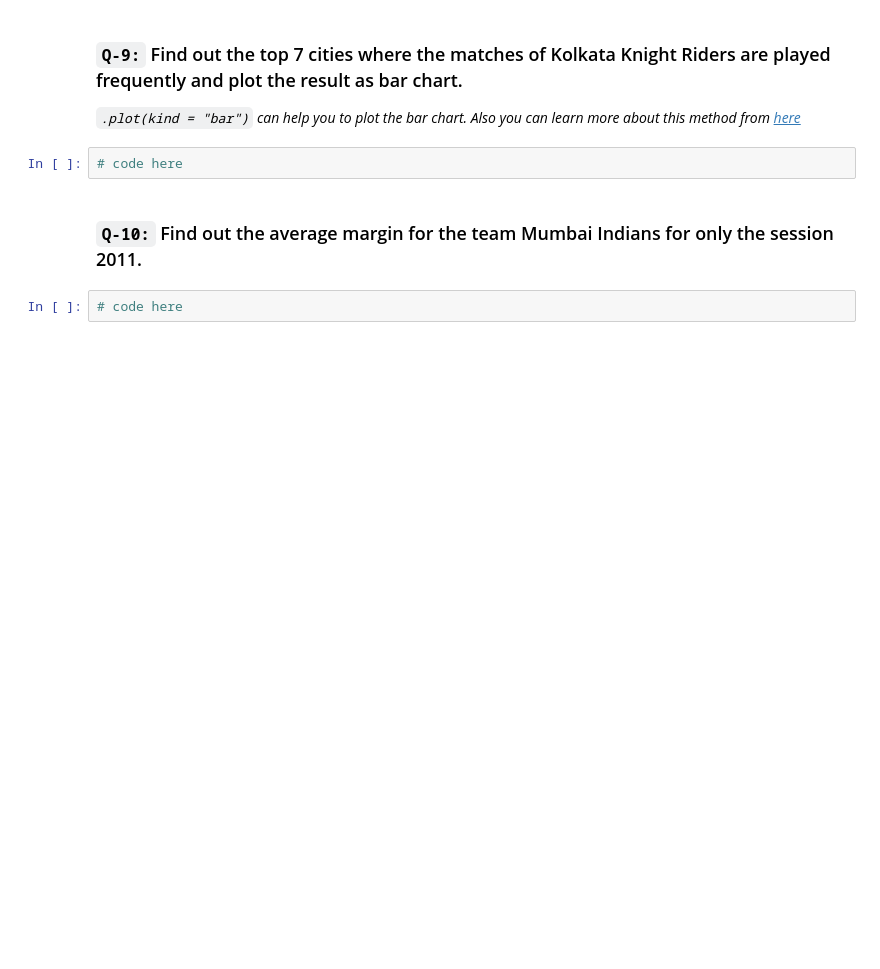
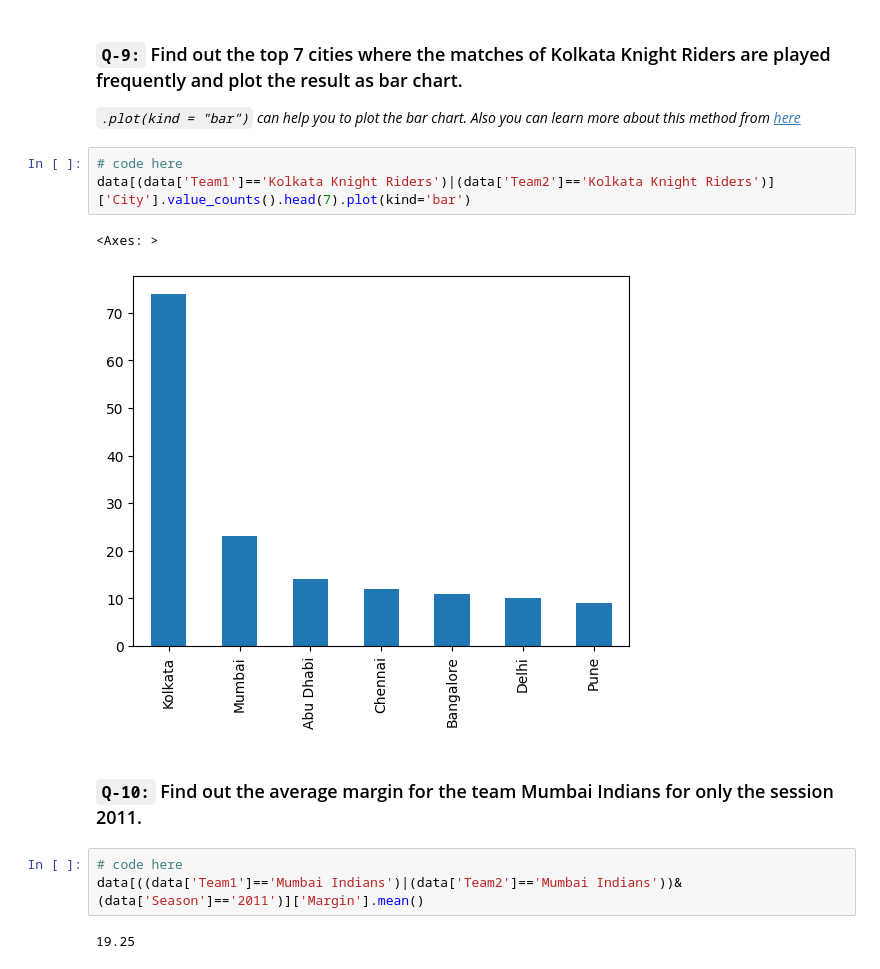
Before and after one commit to nikitasavaliya87/Data-Science-Course, a Jupyter notebook: session_17_tasks.ipynb, the cells around one changed output. Drawn from its saved outputs; the diff is of its cells as text; blank space fills up the shorter version.

```diff
--- a/session_17_tasks.ipynb
+++ b/session_17_tasks.ipynb
@@ -245,9 +263,16 @@ team1_vs_team2('Kolkata Knight Riders','Chennai Super Kings')
 ### `Q-9:` Find out the top 7 cities where the matches of Kolkata Knight Riders are played frequently and plot the result as bar chart.
 
 *`.plot(kind = "bar")` can help you to plot the bar chart. Also you can learn more about this method from [here](https://pandas.pydata.org/docs/reference/api/pandas.DataFrame.plot.html)*
-# %%
-# code here
+# %%
+# code here
+data[(data['Team1']=='Kolkata Knight Riders')|(data['Team2']=='Kolkata Knight Riders')]['City'].value_counts().head(7).plot(kind='bar')
+# %% [output]
+<Axes: >
+[figure, added]
 # %% [markdown]
 ### `Q-10:` Find out the average margin for the team Mumbai Indians for only the session 2011.
-# %%
-# code here
+# %%
+# code here
+data[((data['Team1']=='Mumbai Indians')|(data['Team2']=='Mumbai Indians'))&(data['Season']=='2011')]['Margin'].mean()
+# %% [output]
+19.25
```
Also changed, not shown: parts of 5 cells of this notebook.
